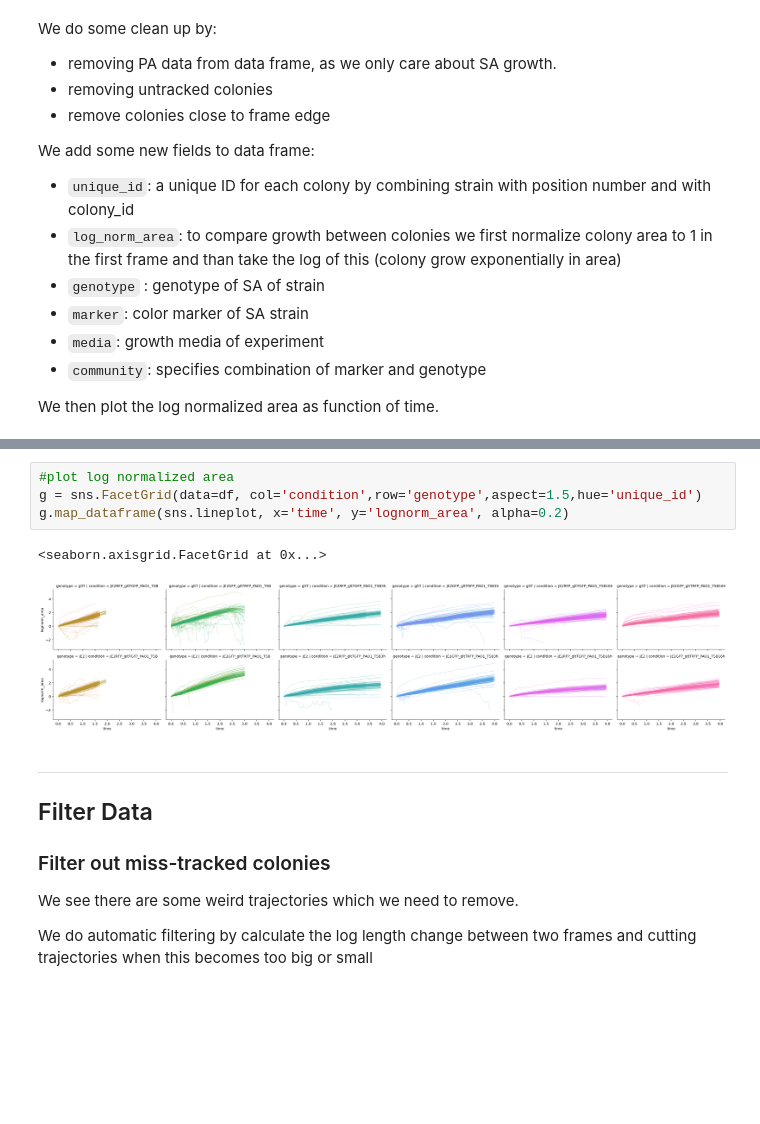
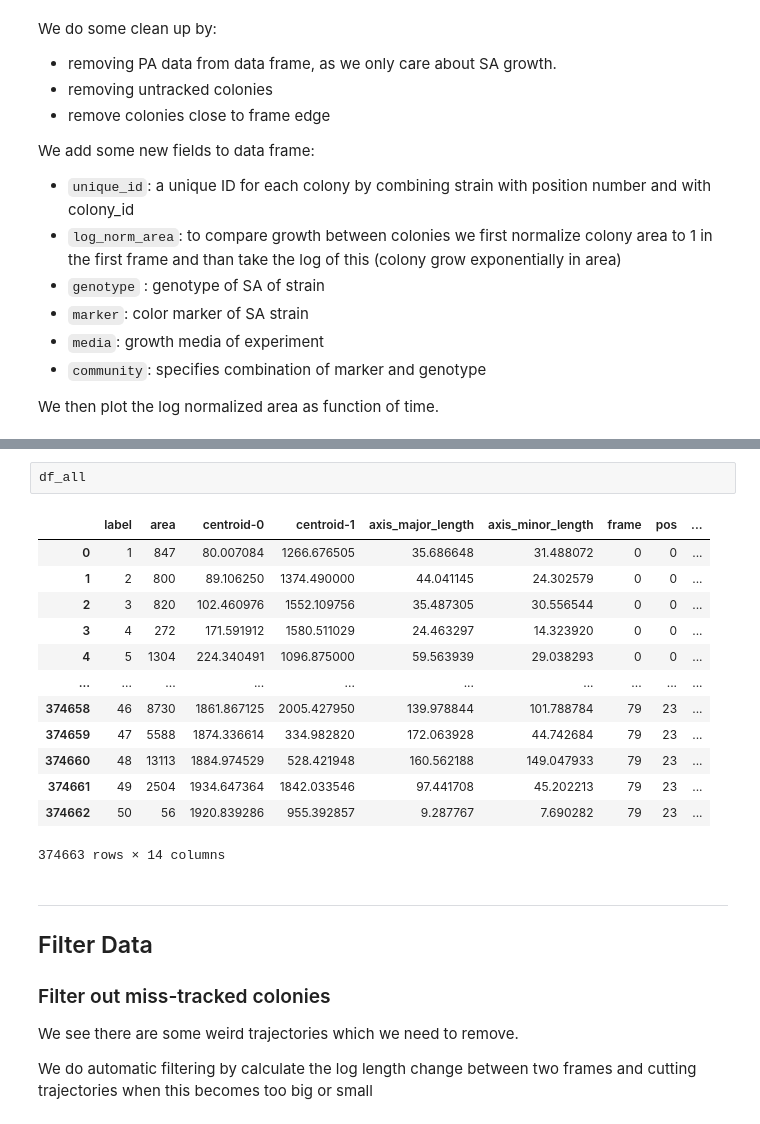
Before and after one commit to simonvanvliet/PA-SA_Agarpads, a Jupyter notebook: 5_filter_data.ipynb, the cells around one changed output, grey strips where cells are left out. Drawn from its saved outputs; the diff is of its cells as text; blank space fills up the shorter version.

```diff
--- a/5_filter_data.ipynb
+++ b/5_filter_data.ipynb
@@ -106,10 +112,19 @@ df = pd.concat([df, df.apply(parse_conditon, axis=1)], axis=1)
-# %%
-#plot log normalized area
-g = sns.FacetGrid(data=df, col='condition',row='genotype',aspect=1.5,hue='unique_id')
-g.map_dataframe(sns.lineplot, x='time', y='lognorm_area', alpha=0.2)
-# %% [output]
-<seaborn.axisgrid.FacetGrid at 0x...>
-[figure, removed]
+# %%
+df_all
+# %% [output]
+|  | label | area | centroid-0 | centroid-1 | axis_major_length | axis_minor_length | frame | pos | ... |
+| 0 | 1 | 847 | 80.007084 | 1266.676505 | 35.686648 | 31.488072 | 0 | 0 | ... |
+| 1 | 2 | 800 | 89.106250 | 1374.490000 | 44.041145 | 24.302579 | 0 | 0 | ... |
+| 2 | 3 | 820 | 102.460976 | 1552.109756 | 35.487305 | 30.556544 | 0 | 0 | ... |
+| 3 | 4 | 272 | 171.591912 | 1580.511029 | 24.463297 | 14.323920 | 0 | 0 | ... |
+| 4 | 5 | 1304 | 224.340491 | 1096.875000 | 59.563939 | 29.038293 | 0 | 0 | ... |
+| ... | ... | ... | ... | ... | ... | ... | ... | ... | ... |
+| 374658 | 46 | 8730 | 1861.867125 | 2005.427950 | 139.978844 | 101.788784 | 79 | 23 | ... |
+| 374659 | 47 | 5588 | 1874.336614 | 334.982820 | 172.063928 | 44.742684 | 79 | 23 | ... |
+| 374660 | 48 | 13113 | 1884.974529 | 528.421948 | 160.562188 | 149.047933 | 79 | 23 | ... |
+| 374661 | 49 | 2504 | 1934.647364 | 1842.033546 | 97.441708 | 45.202213 | 79 | 23 | ... |
+| 374662 | 50 | 56 | 1920.839286 | 955.392857 | 9.287767 | 7.690282 | 79 | 23 | ... |
+374663 rows × 14 columns
 # %% [markdown]
 ---
 
```
Also changed, not shown: parts of 8 cells of this notebook, 8 other files.
